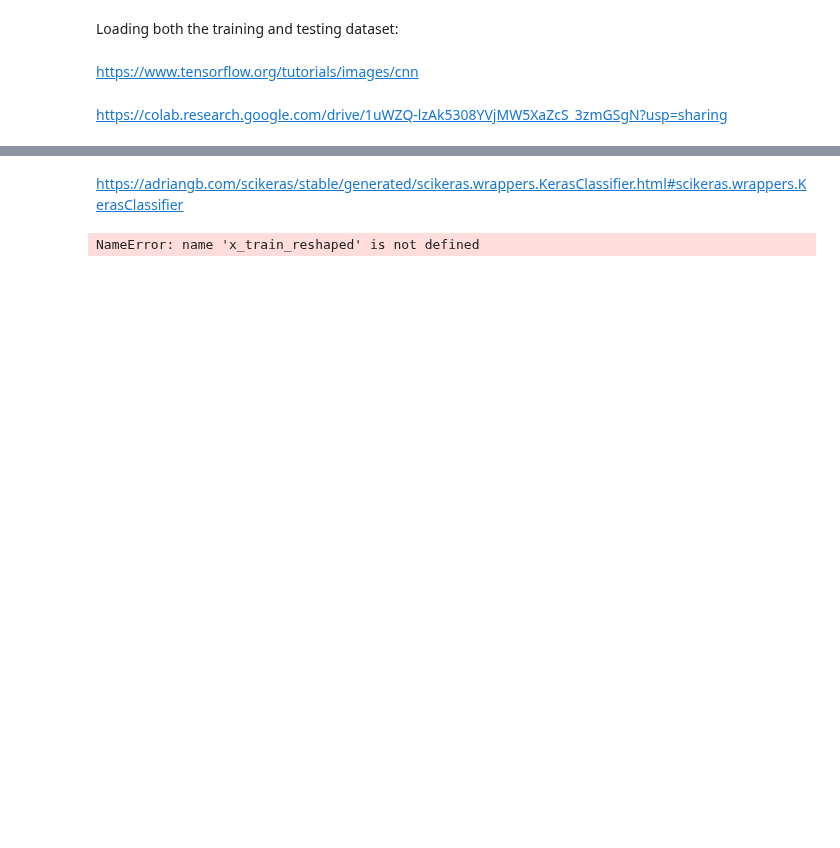
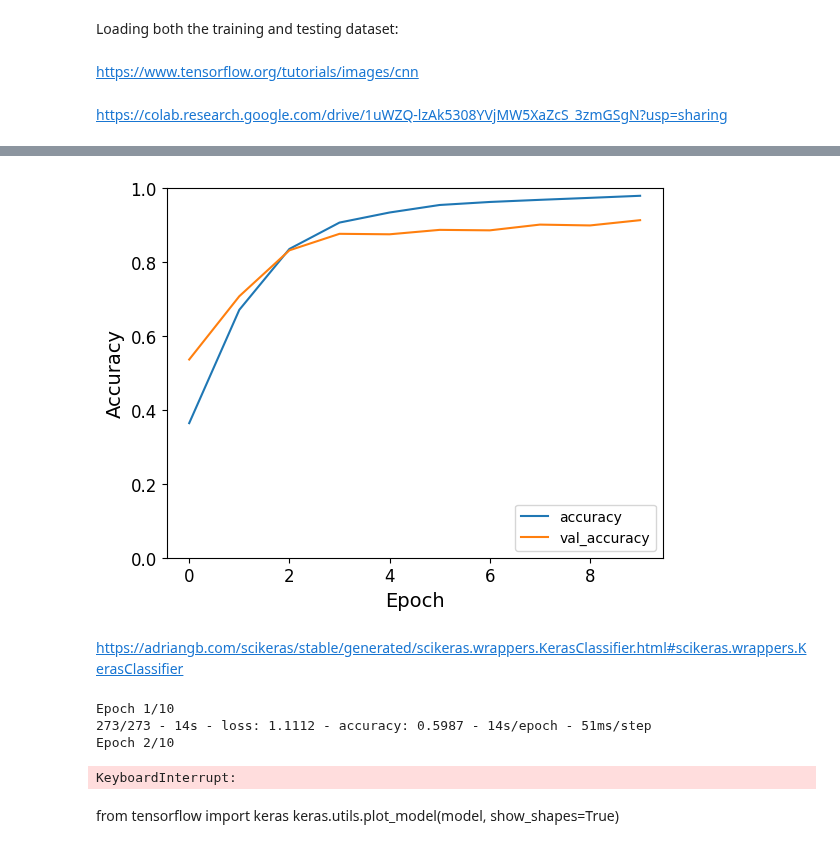
Before and after one commit to farheenfab/DMML-GroupProject, a Jupyter notebook: CW/CW - Part 4.ipynb, the cells around one changed output, grey strips where cells are left out. Drawn from its saved outputs; the diff is of its cells as text; code cells hidden in the pictures; blank space fills up the shorter version.

```diff
--- a/CW/CW - Part 4.ipynb
+++ b/CW/CW - Part 4.ipynb
@@ -299,0 +352,32 @@ You must install pydot (`pip install pydot`) and install graphviz (see instructi
+# %%
+import tensorflow as tf
+from tensorflow.keras import  layers, models
+import matplotlib.pyplot as plt
+input_shape = x_train_reshaped.shape[1:]
+
+def create_cnn_ex2(input_shape=input_shape, num_classes=10, dense_units=64, learning_rate=0.001, loss='sparse_categorical_crossentropy',
+               kernel=(3, 3), strides=(2, 2), filters=32, metrics=['accuracy'],):
+    model = models.Sequential()
+    # convolutional input layer
+    model.add(layers.Conv2D(filters, kernel, activation='relu', input_shape=input_shape, strides=strides))
+    model.add(layers.Conv2D(filters, kernel, activation='relu',  strides=strides))
+    model.add(layers.MaxPooling2D((2, 2)))
+
+    # convolutional layer
+    model.add(layers.Flatten())
+    # fully connected layer
+    model.add(layers.Dense(dense_units, activation='relu'))
+    # fully connected output layer
+    model.add(layers.Dense(num_classes, activation='softmax'))
+    optimizer = tf.keras.optimizers.Adam(learning_rate=learning_rate)
+    model.compile(optimizer=optimizer, loss=loss, metrics=metrics)
+    return model
+# %%
+# best LR so far 0.001
+model = create_cnn_ex2(input_shape=input_shape, num_classes=num_classes,strides=strides,kernel=kernel,learning_rate=0.001)
+history = model.fit(x_train_reshaped, y_train, epochs=epochs, batch_size=batch_size,validation_data=(x_test_reshaped, y_test))
+
+test_loss, test_acc = model.evaluate(x_test_reshaped,  y_test, verbose=2)
+print(f'Loss: {test_loss}, Accuracy: {test_acc}')
+plotHistory(history)
+# %% [output]
@@ -300,3 +401,4 @@ You must install pydot (`pip install pydot`) and install graphviz (see instructi
+[figure, added]
 # %% [markdown]
 https://adriangb.com/scikeras/stable/generated/scikeras.wrappers.KerasClassifier.html#scikeras.wrappers.KerasClassifier
 # %%
@@ -309,7 +411,7 @@ input_shape = x_train_reshaped.shape[1:]
 
 param_grid = {
     'batch_size': [32, 64, 128],
-    'epochs': [5, 7],
+    'epochs': [10],
     'learning_rate': [0.01],
     'kernel': [(3, 3), (5, 5)],
     'strides': [(1, 1), (2, 2)],
@@ -317,8 +419,14 @@ param_grid = {
     'dense_units': [64, 128],
 }
 
-model = KerasClassifier(build_fn=create_cnn, verbose=2,dense_units=64,filters=32,kernel=(3, 3),learning_rate=0.01,strides=(1, 1))
+model = KerasClassifier(build_fn=create_cnn_ex2, verbose=2)
 grid = GridSearchCV(estimator=model, param_grid=param_grid, cv=10)
 grid_result = grid.fit(x_train_reshaped, y_train)
 # %% [output]
-NameError: name 'x_train_reshaped' is not defined
+Epoch 1/10
+273/273 - 14s - loss: 1.1112 - accuracy: 0.5987 - 14s/epoch - 51ms/step
+Epoch 2/10
+KeyboardInterrupt:
+# %% [markdown]
+from tensorflow import keras
+keras.utils.plot_model(model, show_shapes=True)
```
Also changed, not shown: parts of 10 cells of this notebook, 1 other file.
